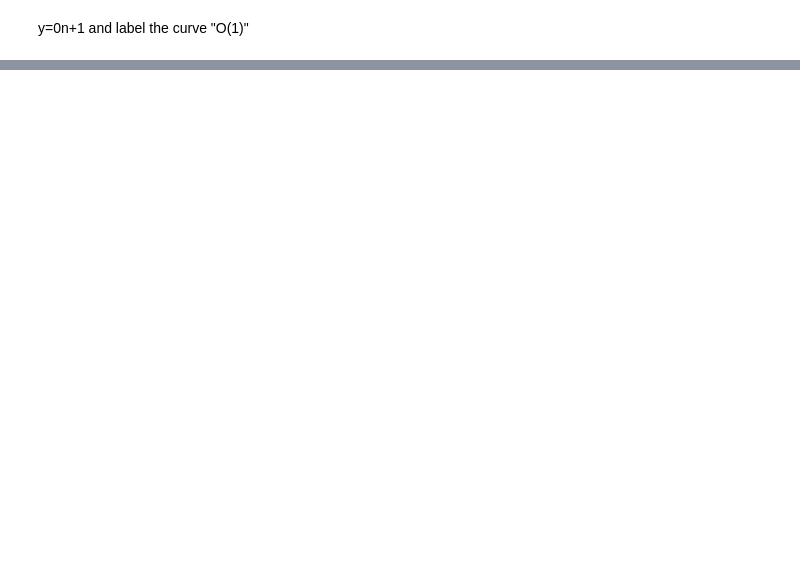
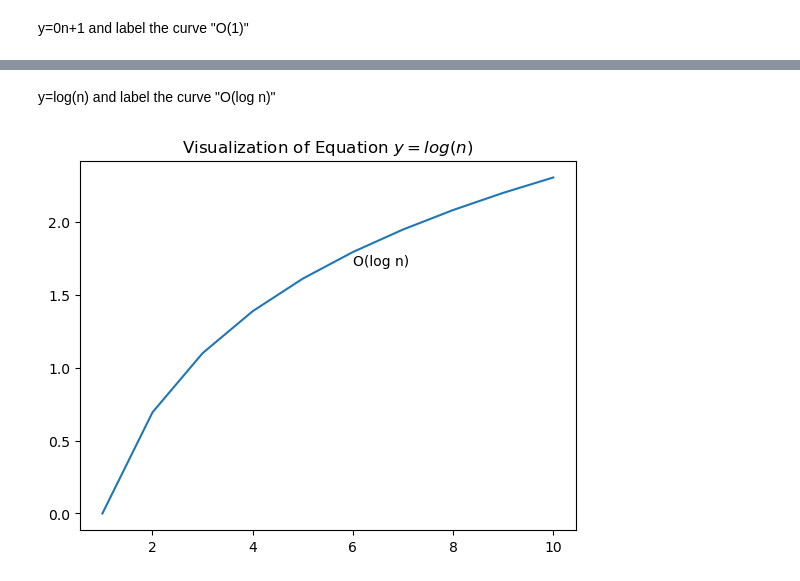
Before and after one commit to Adam-Harris87/numpy-pandas-visualization-exercises, a Jupyter notebook: big_o_notation.ipynb, the cells around one changed output, grey strips where cells are left out. Drawn from its saved outputs; the diff is of its cells as text; code cells hidden in the pictures; blank space fills up the shorter version.

```diff
--- a/big_o_notation.ipynb
+++ b/big_o_notation.ipynb
@@ -30,0 +69,12 @@ plt.show();
+# %% [markdown]
+y=log(n)
+ and label the curve "O(log n)"
+# %%
+
+plt.plot(x2, y2, label='O(log n)')
+plt.text(6, 1.7, 'O(log n)')
+plt.title('Visualization of Equation $y=log(n)$')
+
+plt.show();
+# %% [output]
+[figure, added]
```
Also changed, not shown: parts of 18 cells of this notebook, 2 other files.
